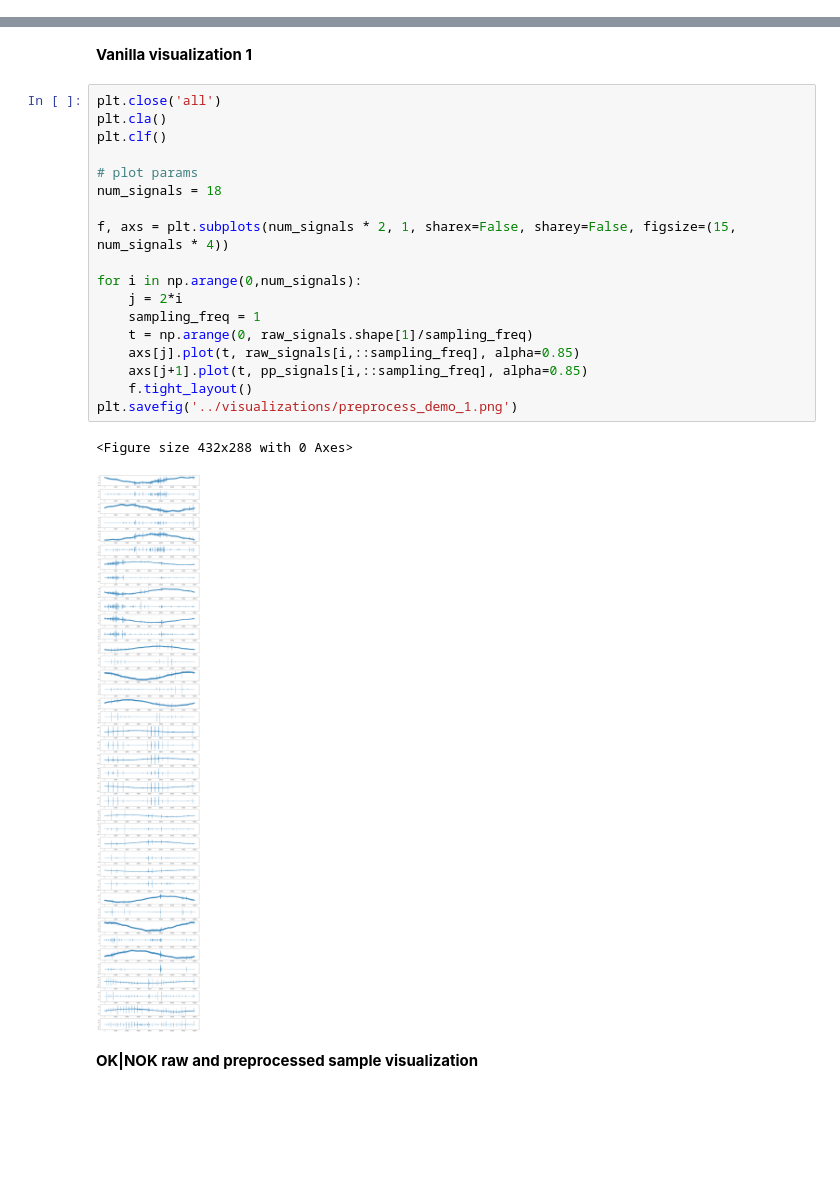
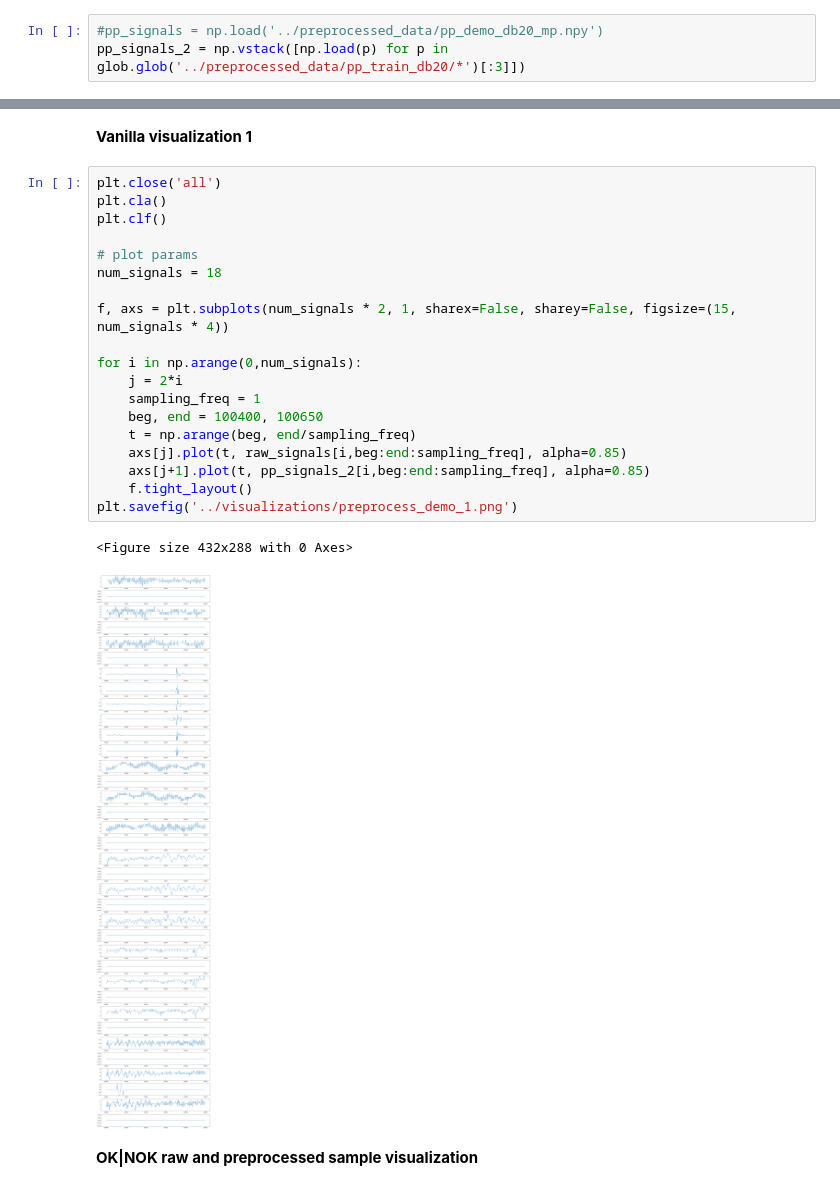
Before and after one commit to miguel-rita/remote-three, a Jupyter notebook: notebooks/preprocessed_signals_visualizer.ipynb, the cells around one changed output, grey strips where cells are left out. Drawn from its saved outputs; the diff is of its cells as text; blank space fills up the shorter version.

```diff
--- a/notebooks/preprocessed_signals_visualizer.ipynb
+++ b/notebooks/preprocessed_signals_visualizer.ipynb
@@ -12,3 +11,6 @@ pp_signals = np.load('../preprocessed_data/pp_demo_db2.npy')
+# %%
+#pp_signals = np.load('../preprocessed_data/pp_demo_db20_mp.npy')
+pp_signals_2 = np.vstack([np.load(p) for p in glob.glob('../preprocessed_data/pp_train_db20/*')[:3]])
 # %%
 # Load metadata as well
 meta_train, meta_test = pd.read_csv('../data/metadata_train.csv'), pd.read_csv('../data/metadata_test.csv')
@@ -19,24 +21,25 @@ meta_train, meta_test = pd.read_csv('../data/metadata_train.csv'), pd.read_csv('
 # %%
 plt.close('all')
 plt.cla()
 plt.clf()
 
 # plot params
 num_signals = 18
 
 f, axs = plt.subplots(num_signals * 2, 1, sharex=False, sharey=False, figsize=(15, num_signals * 4))
 
 for i in np.arange(0,num_signals):
     j = 2*i
     sampling_freq = 1
-    t = np.arange(0, raw_signals.shape[1]/sampling_freq)
-    axs[j].plot(t, raw_signals[i,::sampling_freq], alpha=0.85)
-    axs[j+1].plot(t, pp_signals[i,::sampling_freq], alpha=0.85)
+    beg, end = 100400, 100650
+    t = np.arange(beg, end/sampling_freq)
+    axs[j].plot(t, raw_signals[i,beg:end:sampling_freq], alpha=0.85)
+    axs[j+1].plot(t, pp_signals_2[i,beg:end:sampling_freq], alpha=0.85)
     f.tight_layout()
 plt.savefig('../visualizations/preprocess_demo_1.png')
 # %% [output]
 <Figure size 432x288 with 0 Axes>
-[figure, old version]
+[figure, new version]
 # %% [markdown]
 **OK|NOK raw and preprocessed sample visualization**
 # %%
```
Also changed, not shown: parts of 3 cells of this notebook, 12 other files.
